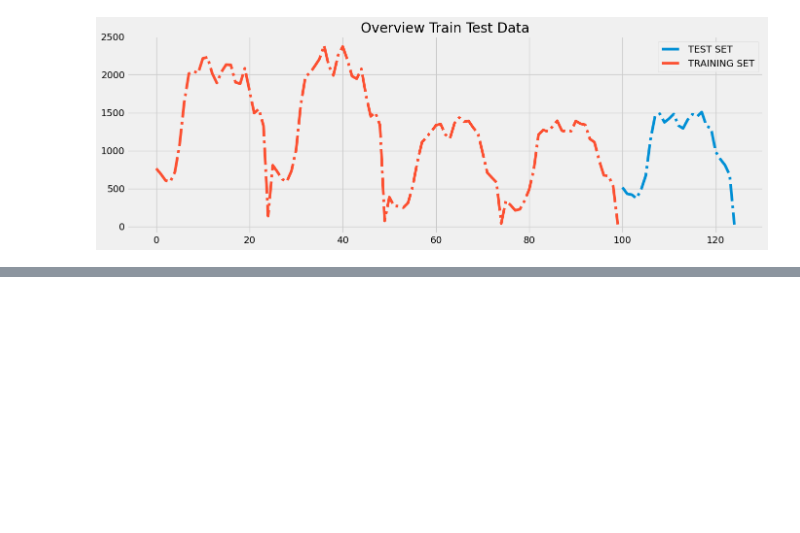
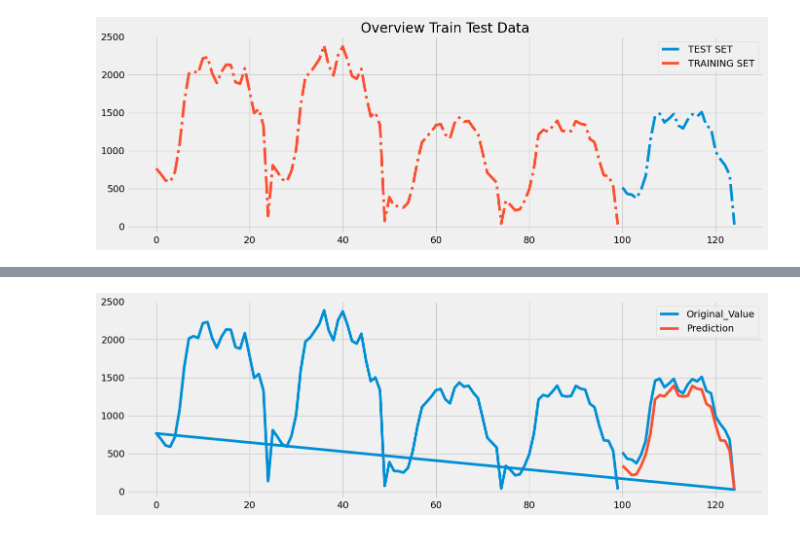
Before and after one commit to MaiJhay/Road-Accidents-In-Quezon-City, a Jupyter notebook: main.ipynb, the cells around one changed output, grey strips where cells are left out. Saved outputs shown, nothing was run; the diff lists cells and outputs as text; code cells hidden in the pictures; blank space fills up the shorter version.

```diff
--- a/main.ipynb
+++ b/main.ipynb
@@ -306,0 +456,8 @@ testX, testY = create_features(test_sale_copy, target_variable='Sale')
+# %%
+test_hour['Prediction'] = predicted_results_hour
+sale_all = pd.concat([test_hour, train_hour])
+sale_all = sale_all.rename(columns={DEPENDENT_VARIABLE:'Original_Value'})
+
+Overview_Complete_Data_And_Prediction = sale_all[['Original_Value','Prediction']].plot(figsize=(15, 5))
+# %% [output]
+[figure, added]
```
Also changed, not shown: parts of 15 cells of this notebook.
